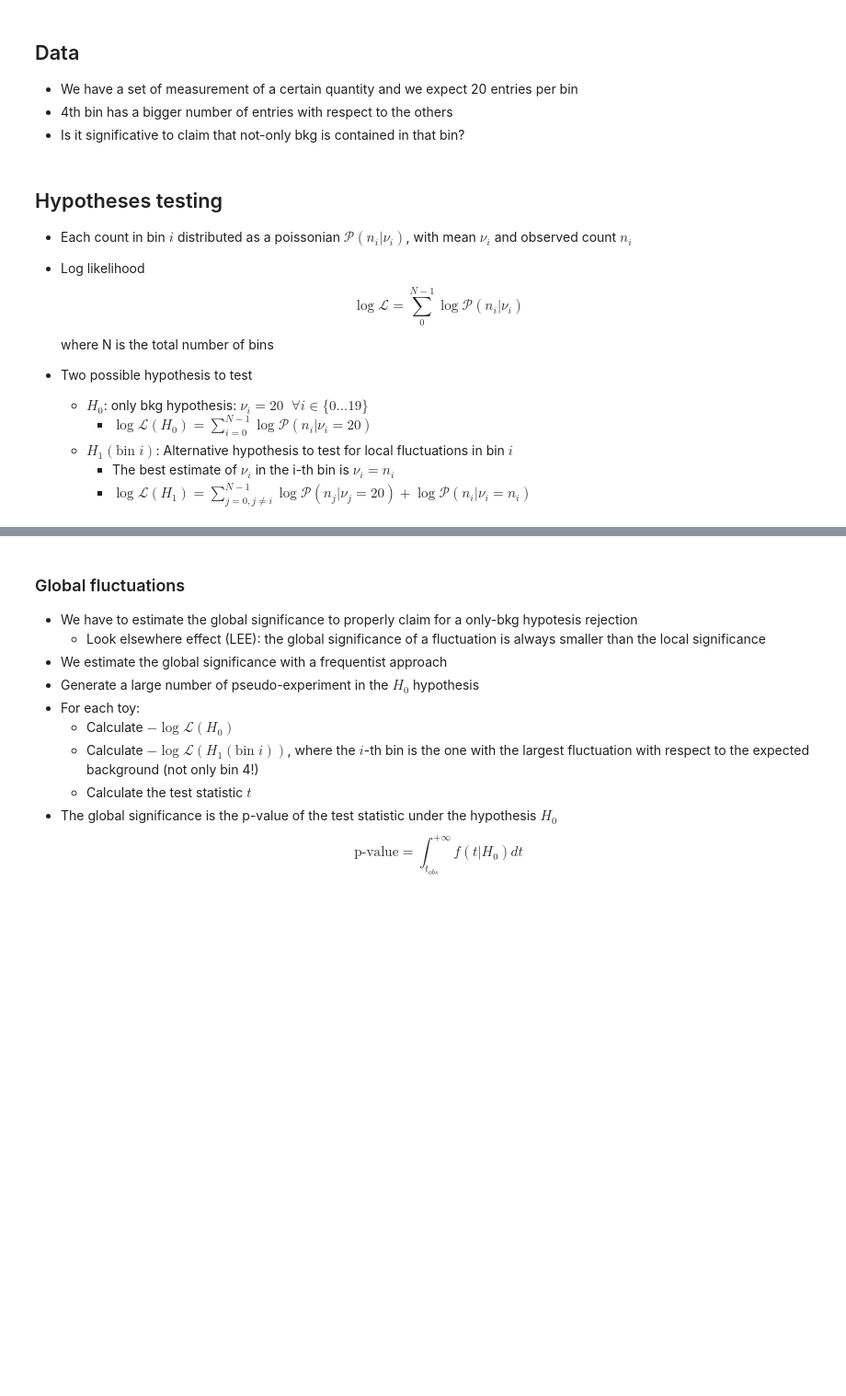
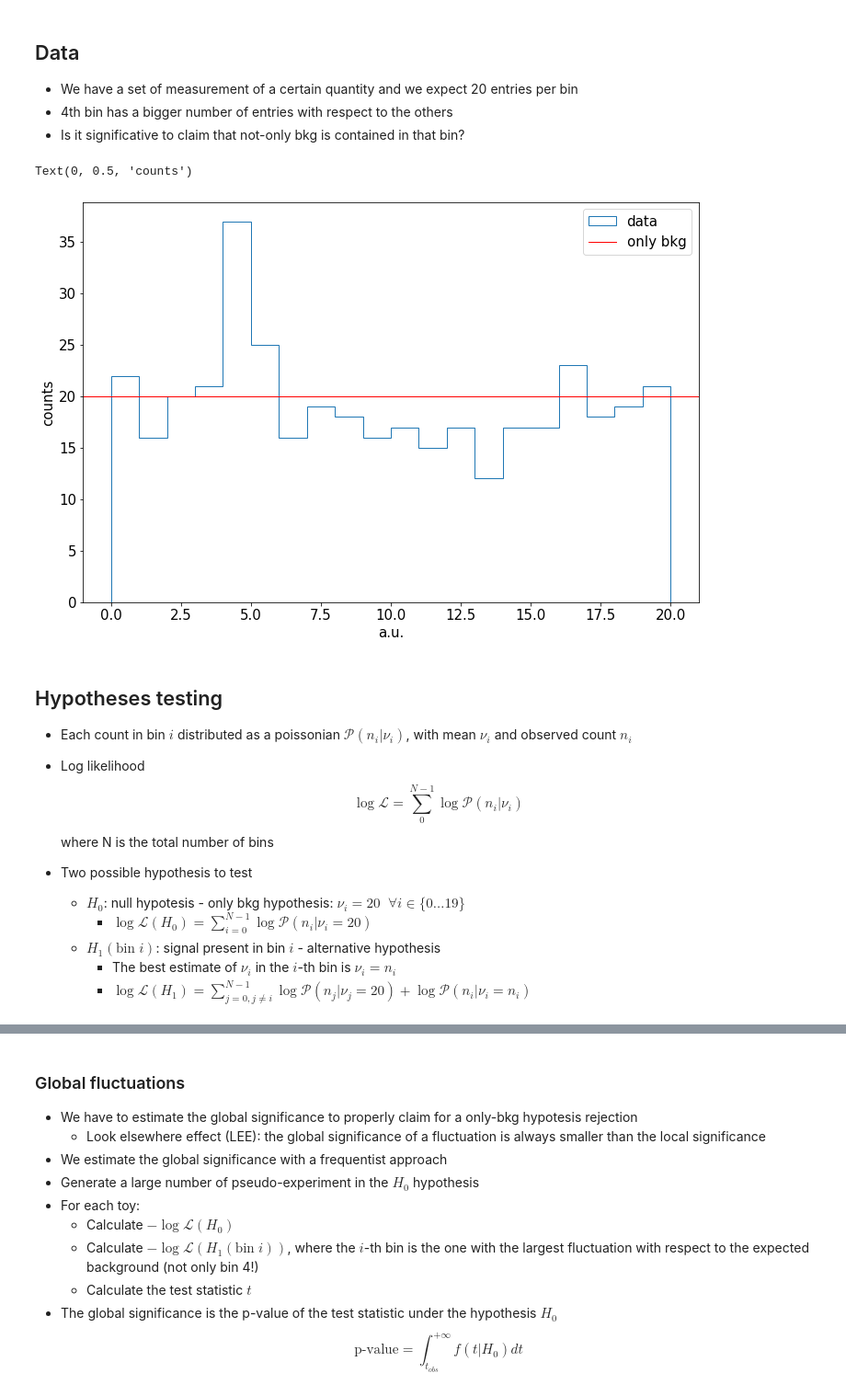
Before and after one commit to amerli90/LecturesMAD22-23, a Jupyter notebook: Look_elsewhere_effect.ipynb, the cells around one changed output, grey strips where cells are left out. Shown at 92% size. Saved outputs shown, nothing was run; the diff lists cells and outputs as text; code cells hidden in the pictures; blank space fills up the shorter version.

Commit message:
fix labels/legends and plot style - Look_elsewhere_effect

```diff
--- a/Look_elsewhere_effect.ipynb
+++ b/Look_elsewhere_effect.ipynb
@@ -2,6 +2,13 @@
 # Look-elsewhere-effect
 
 ![alternative text](https://imgs.xkcd.com/comics/significant.png)
+# %%
+from matplotlib import pyplot as plt
+plt.rcParams['figure.figsize'] = (12,8)
+plt.rc('xtick',labelsize=15)
+plt.rc('ytick',labelsize=15)
+plt.rc('legend',fontsize=15)
+plt.rc('font',size=15)
 # %% [markdown]
 ## Data
 
@@ -9,16 +16,18 @@
 - 4th bin has a bigger number of entries with respect to the others
 - Is it significative to claim that not-only bkg is contained in that bin?
 # %%
-from matplotlib import pyplot as plt
 import numpy as np
 nbins = 20
 mean_bkg = 20
-ndata = np.array([22.,16.,20.,21.,36.,25.,16.,19.,18.,16.,17.,15.,17.,12.,17.,17.,23.,18.,19.,21.])
+ndata = np.array([22.,16.,20.,21.,37.,25.,16.,19.,18.,16.,17.,15.,17.,12.,17.,17.,23.,18.,19.,21.])
 data,bins,_=plt.hist(np.arange(nbins),weights=ndata,label='data',bins=np.arange(nbins+1),histtype='step')
 plt.axhline(mean_bkg,label='only bkg',color='red',linewidth=1)
 plt.legend(loc='best')
 plt.xlabel('a.u.')
 plt.ylabel('counts')
+# %% [output]
+Text(0, 0.5, 'counts')
+[figure, added]
 # %% [markdown]
 ## Hypotheses testing
 
@@ -30,10 +39,10 @@ plt.ylabel('counts')
 where N is the total number of bins
 
 - Two possible hypothesis to test
-    - $H_0$: only bkg hypothesis: $\nu_i=20 \;\; \forall i \in \{0\ldots 19\}$
+    - $H_0$: null hypotesis - only bkg hypothesis: $\nu_i=20 \;\; \forall i \in \{0\ldots 19\}$
         - $\log\mathcal{L}(H_0) = \sum_{i=0}^{N-1} \log\mathcal{P}(n_i|\nu_i=20)$
-    - $H_1 (\mathrm{bin}\;i)$: Alternative hypothesis to test for local fluctuations in bin $i$
-        - The best estimate of $\nu_i$ in the i-th bin is $\nu_i=n_i$
+    - $H_1 (\mathrm{bin}\;i)$: signal present in bin $i$ - alternative hypothesis
+        - The best estimate of $\nu_i$ in the $i$-th bin is $\nu_i=n_i$
         - $\log\mathcal{L}(H_1) = \sum_{j=0,j\neq i}^{N-1} \log\mathcal{P}(n_j|\nu_j=20)+\log\mathcal{P}(n_i|\nu_i=n_i)$
 # %% [markdown]
 ### Local fluctuations
```
Also changed, not shown: parts of 3 cells of this notebook.
